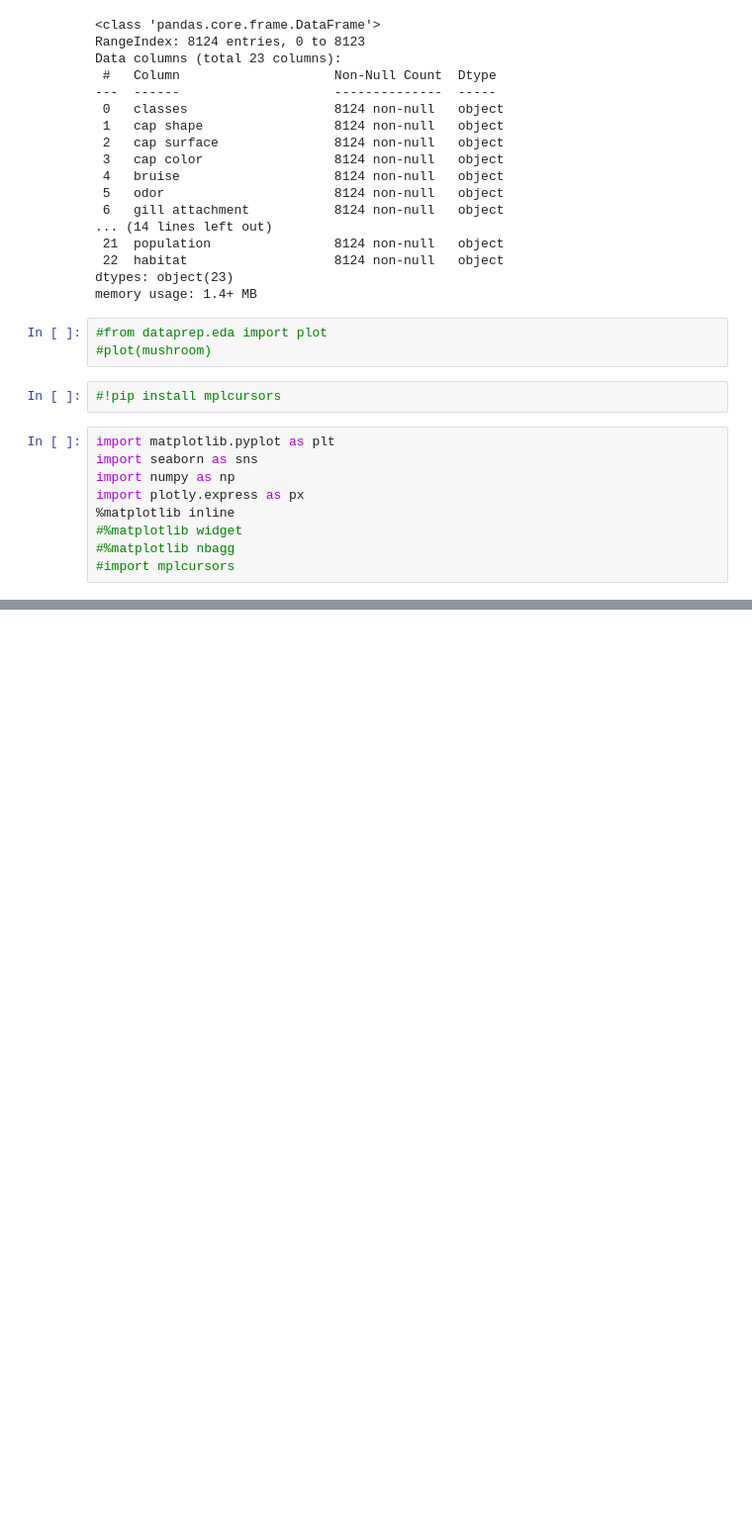
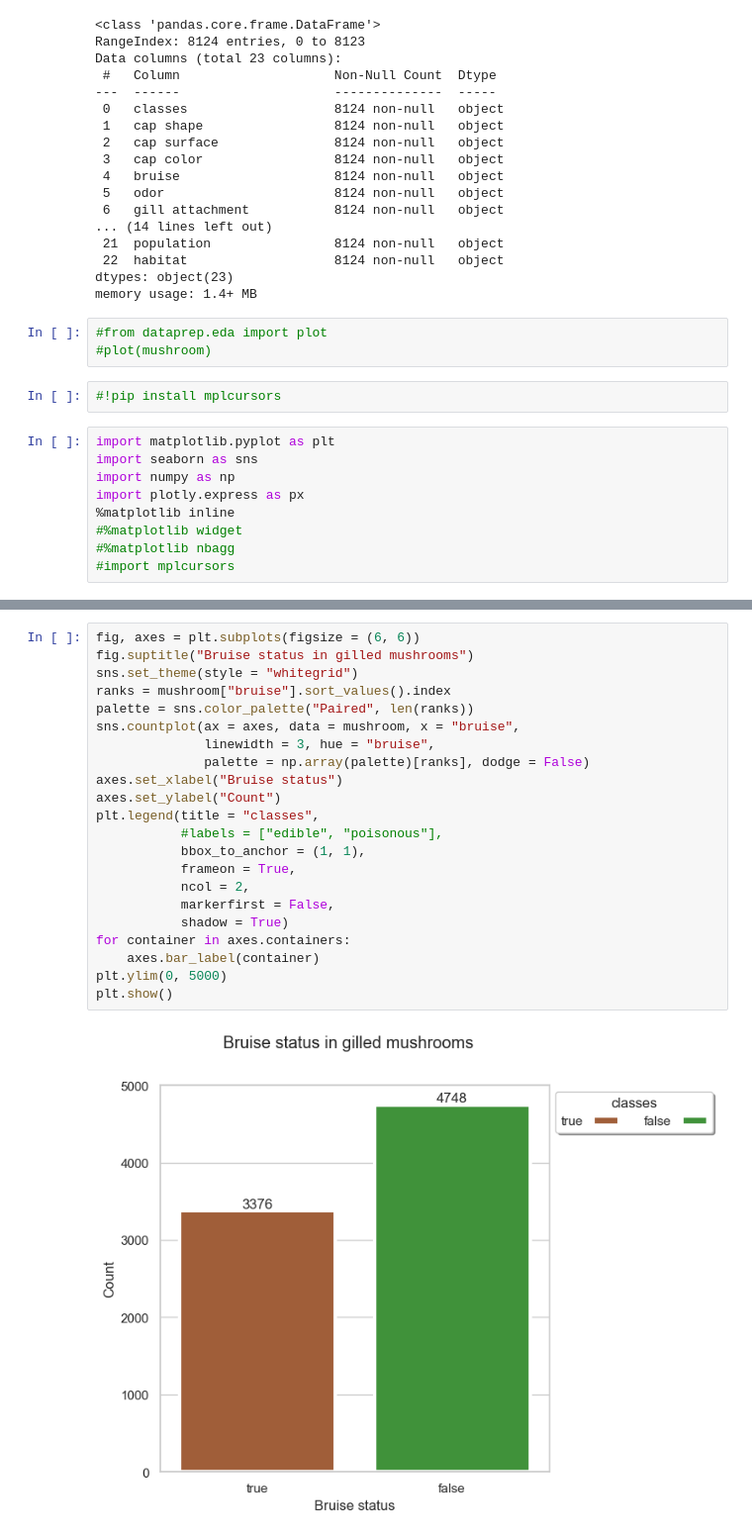
Before and after one commit to alecfei/gilled-mushrooms, a Jupyter notebook: mushroom.ipynb, the cells around one changed output, grey strips where cells are left out. Shown at 99% size. Cells and saved outputs as stored; diff of their text form; blank space fills up the shorter version.

```diff
--- a/mushroom.ipynb
+++ b/mushroom.ipynb
@@ -240,0 +287,24 @@ plt.show()
+# %%
+fig, axes = plt.subplots(figsize = (6, 6))
+fig.suptitle("Bruise status in gilled mushrooms")
+sns.set_theme(style = "whitegrid")
+ranks = mushroom["bruise"].sort_values().index
+palette = sns.color_palette("Paired", len(ranks))
+sns.countplot(ax = axes, data = mushroom, x = "bruise",
+              linewidth = 3, hue = "bruise",
+              palette = np.array(palette)[ranks], dodge = False)
+axes.set_xlabel("Bruise status")
+axes.set_ylabel("Count")
+plt.legend(title = "classes",
+           #labels = ["edible", "poisonous"],
+           bbox_to_anchor = (1, 1),
+           frameon = True,
+           ncol = 2,
+           markerfirst = False,
+           shadow = True)
+for container in axes.containers:
+    axes.bar_label(container)
+plt.ylim(0, 5000)
+plt.show()
+# %% [output]
+[figure, added]
```
Also changed, not shown: parts of 9 cells of this notebook, 1 other file.
